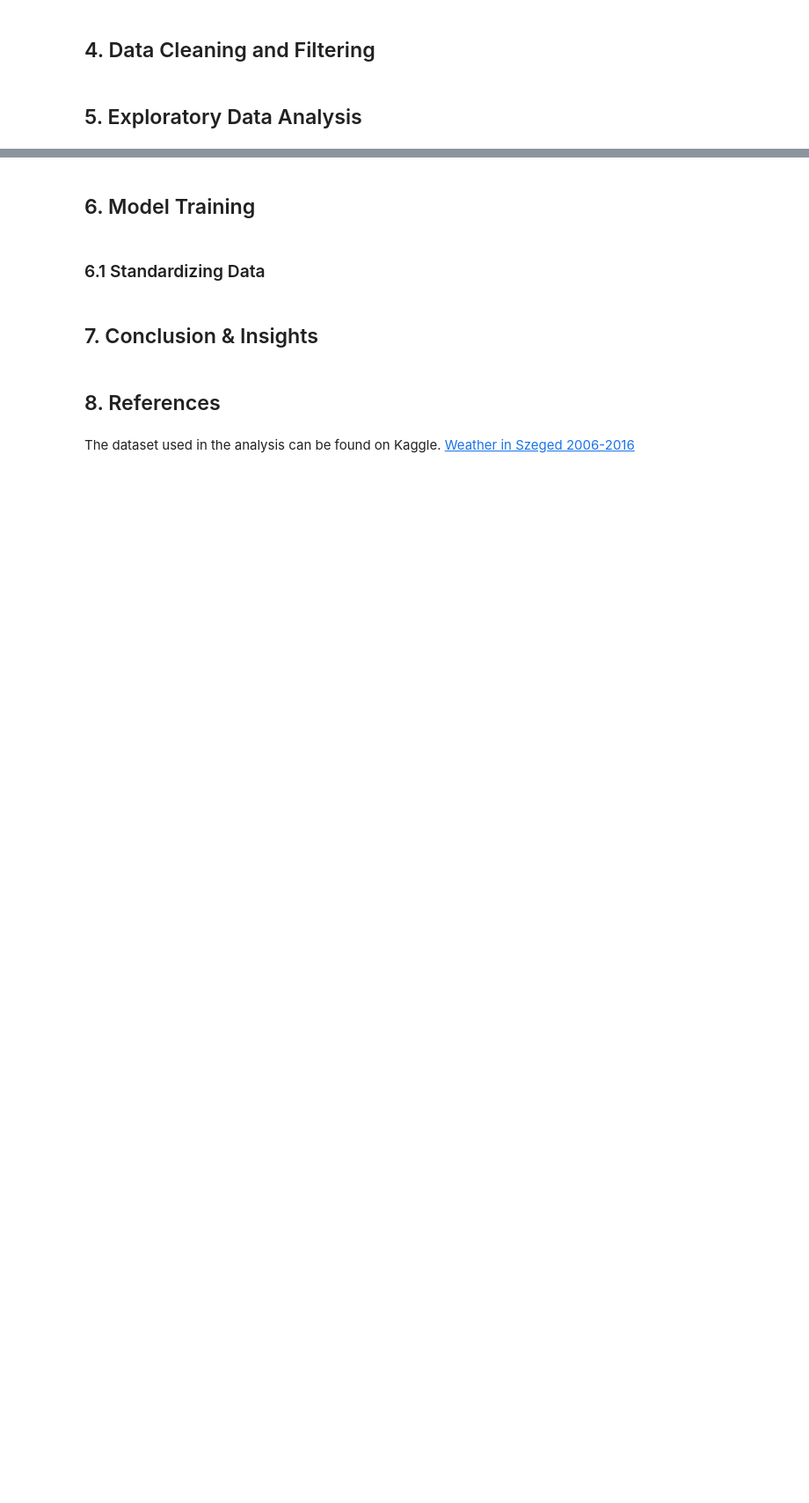
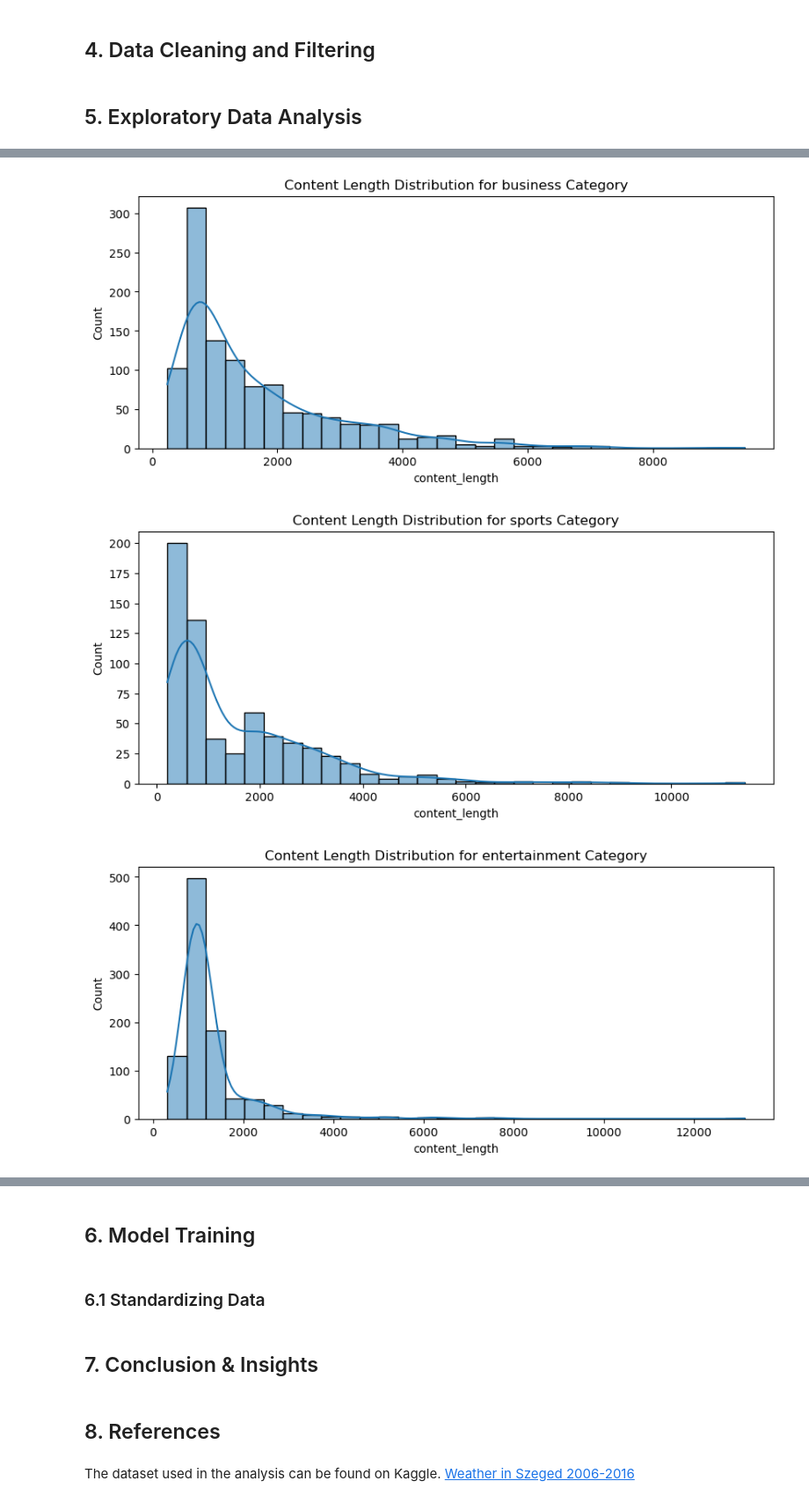
Before and after one commit to KennyM28/Explore-Classification-Project, a Jupyter notebook: project_notebook.ipynb, the cells around one changed output, grey strips where cells are left out. Shown at 88% size. Drawn from its saved outputs; the diff is of its cells as text; code cells hidden in the pictures; blank space fills up the shorter version.

```diff
--- a/project_notebook.ipynb
+++ b/project_notebook.ipynb
@@ -77,0 +173,20 @@ test_data.head()
+# %%
+# Content length analysis per category
+
+for category in categories:
+
+    # Filter the data for the current category
+    category_data = train_data[train_data['category'] == category].copy()
+
+    # Add the content length column
+    category_data['content_length'] = category_data['content'].astype(str).apply(len)
+
+    # Create a histogram of the headline length
+    plt.figure(figsize=(10, 4))
+    sns.histplot(category_data['content_length'], bins=30, kde=True)
+    plt.title(f"Content Length Distribution for {category} Category")
+    plt.show()
+# %% [output]
+[figure, added]
+[figure, added]
+[figure, added]
```
Also changed, not shown: parts of 9 cells of this notebook.
